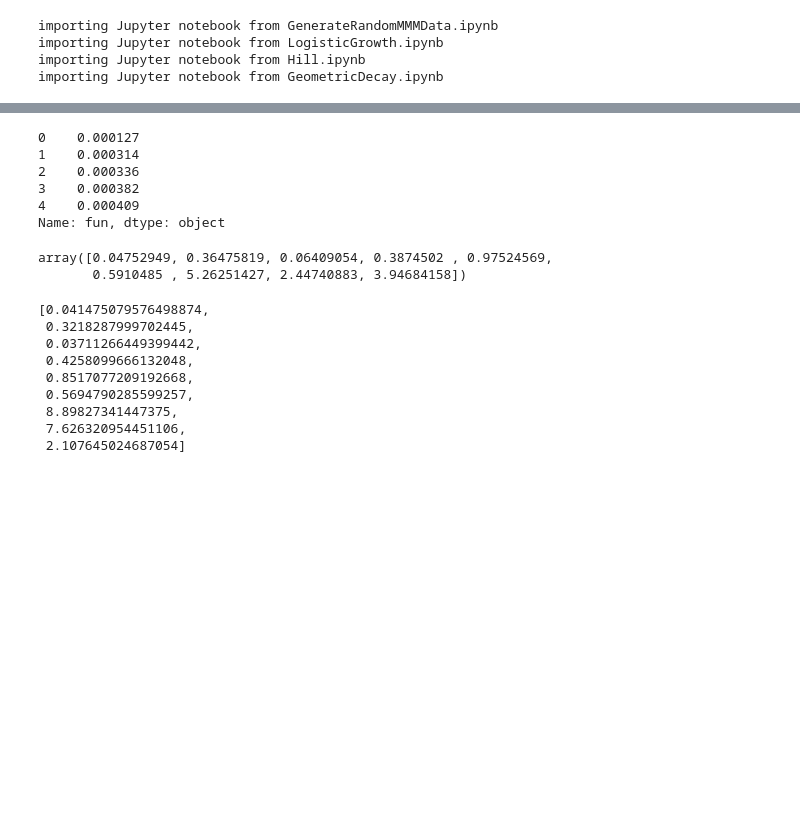
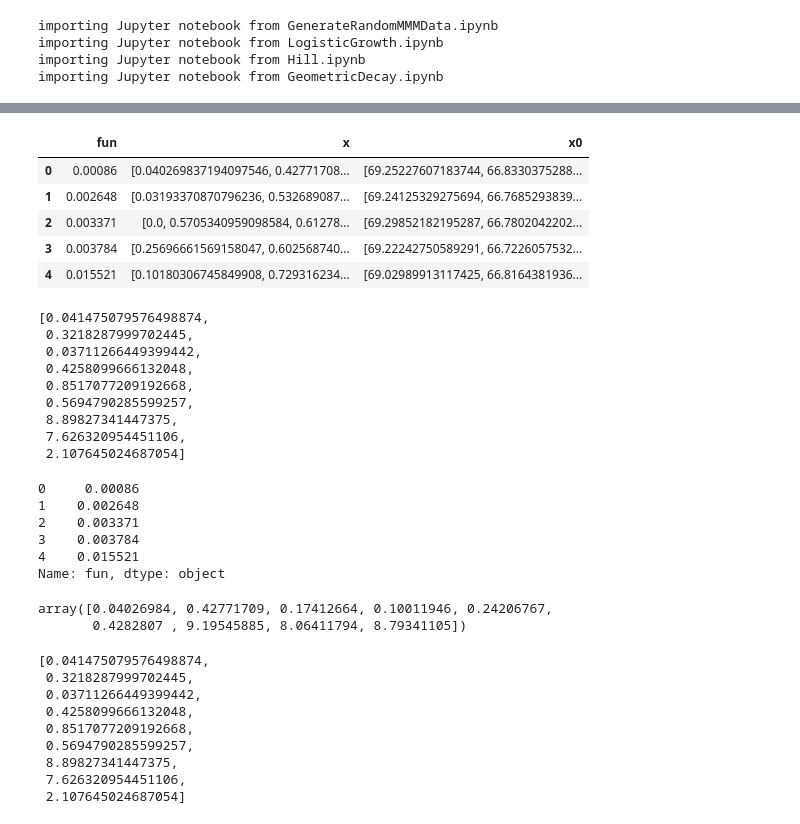
Before and after one commit to alexanderhowada/mediamixedmodeling, a Jupyter notebook: MMM.ipynb, the cells around one changed output, grey strips where cells are left out. Saved outputs shown, nothing was run; the diff lists cells and outputs as text; code cells hidden in the pictures; blank space fills up the shorter version.

```diff
--- a/MMM.ipynb
+++ b/MMM.ipynb
@@ -92,22 +96,24 @@ true_x0 += [params[m]['offset'] for m in params.keys()]
 # %%
-data_df['intercept'] = 1
-r_list = []
-t1 = datetime.now()
-for i in tqdm(range(1000)):
-    GDM = GeometricDecayMinimizer(data_df, GR.media_columns, GR.var_columns+['intercept'], data_df['sales'])
-    bounds = [(0,1),(0,1),(0,1), (0.1,1.2),(0.1,1.2),(0.1,1.2), (0,10), (0,10), (0,10)]
+if __name__ == '__main__':
+    """run MMM many times and choose model that minimizes objective"""
+    r_list = []
+    t1 = datetime.now()
+    for i in tqdm(range(10)):
+        GDM = GeometricDecayMinimizer(data_df, GR.media_columns, GR.var_columns+['intercept'], data_df['sales'])
+        bounds = [(0,1),(0,1),(0,1), (0.1,1.2),(0.1,1.2),(0.1,1.2), (0,10), (0,10), (0,10)]
 
-    x0 = [np.mean(t) for t in bounds]
-    x0 = [t[1]*np.random.random() for t in bounds]
+        x0 = [np.mean(t) for t in bounds]
+        x0 = [t[1]*np.random.random() for t in bounds]
 
-    r = GDM.scipy_minimize(x0=x0, tol=1e-3, bounds=bounds, jac='3-point')
-    r_list.append([r.fun, r.x, GDM.model.x])
-r_df = pd.DataFrame(
-    np.asarray(r_list, dtype='object'),
-    columns = ['fun', 'x', 'x0']
-)
-r_df = r_df.sort_values(by='fun', ignore_index=True)
-print(f"elapsed time = {datetime.now() - t1}")
-display(r_df.head())
-display(true_x0)
+        r = GDM.scipy_minimize(x0=x0, tol=1e-3, bounds=bounds, jac='3-point')
+        r_list.append([r.fun, r.x, GDM.model.x])
+
+    r_df = pd.DataFrame(
+        np.asarray(r_list, dtype='object'),
+        columns = ['fun', 'x', 'x0']
+    )
+    r_df = r_df.sort_values(by='fun', ignore_index=True)
+    print(f"elapsed time = {datetime.now() - t1}")
+    display(r_df.head())
+    display(true_x0)
 # %% [output]
@@ -116,16 +121,35 @@ AssertionError: Number of manager items must equal union of block items
+|  | fun | x | x0 |
+| 0 | 0.00086 | [0.040269837194097546, 0.42771708... | [69.25227607183744, 66.8330375288... |
+| 1 | 0.002648 | [0.03193370870796236, 0.532689087... | [69.24125329275694, 66.7685293839... |
+| 2 | 0.003371 | [0.0, 0.5705340959098584, 0.61278... | [69.29852182195287, 66.7802042202... |
+| 3 | 0.003784 | [0.25696661569158047, 0.602568740... | [69.22242750589291, 66.7226057532... |
+| 4 | 0.015521 | [0.10180306745849908, 0.729316234... | [69.02989913117425, 66.8164381936... |
+[0.041475079576498874,
+ 0.3218287999702445,
+ 0.03711266449399442,
+ 0.4258099666132048,
+ 0.8517077209192668,
+ 0.5694790285599257,
+ 8.89827341447375,
+ 7.626320954451106,
+ 2.107645024687054]
 # %%
-display(r_df.head()['fun'])
-display(r_df.loc[0,'x'])
-display(true_x0)
+if __name__ == '__main__':
+    """show final minimization value"""
+    display(r_df.head()['fun'])
+
+    """compare true values with values from MMM"""
+    display(r_df.loc[0,'x'])
+    display(true_x0)
 # %% [output]
-0    0.000127
-1    0.000314
-2    0.000336
-3    0.000382
-4    0.000409
+0     0.00086
+1    0.002648
+2    0.003371
+3    0.003784
+4    0.015521
 Name: fun, dtype: object
-array([0.04752949, 0.36475819, 0.06409054, 0.3874502 , 0.97524569,
-       0.5910485 , 5.26251427, 2.44740883, 3.94684158])
+array([0.04026984, 0.42771709, 0.17412664, 0.10011946, 0.24206767,
+       0.4282807 , 9.19545885, 8.06411794, 8.79341105])
 [0.041475079576498874,
  0.3218287999702445,
  0.03711266449399442,
```
Also changed, not shown: parts of 6 cells of this notebook.
